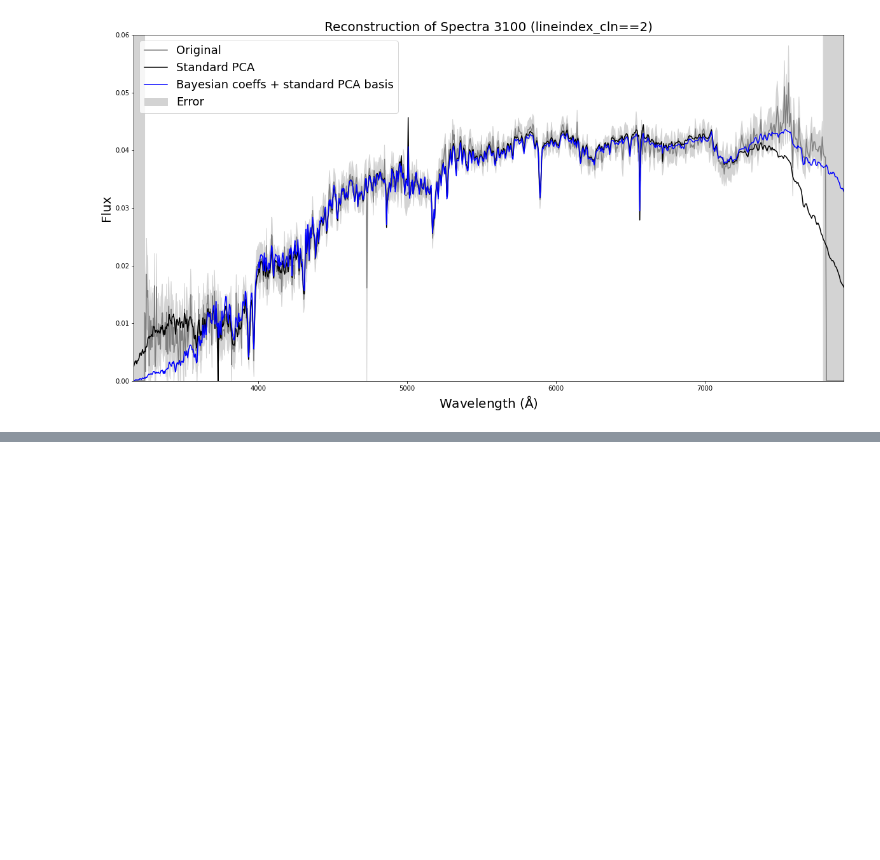
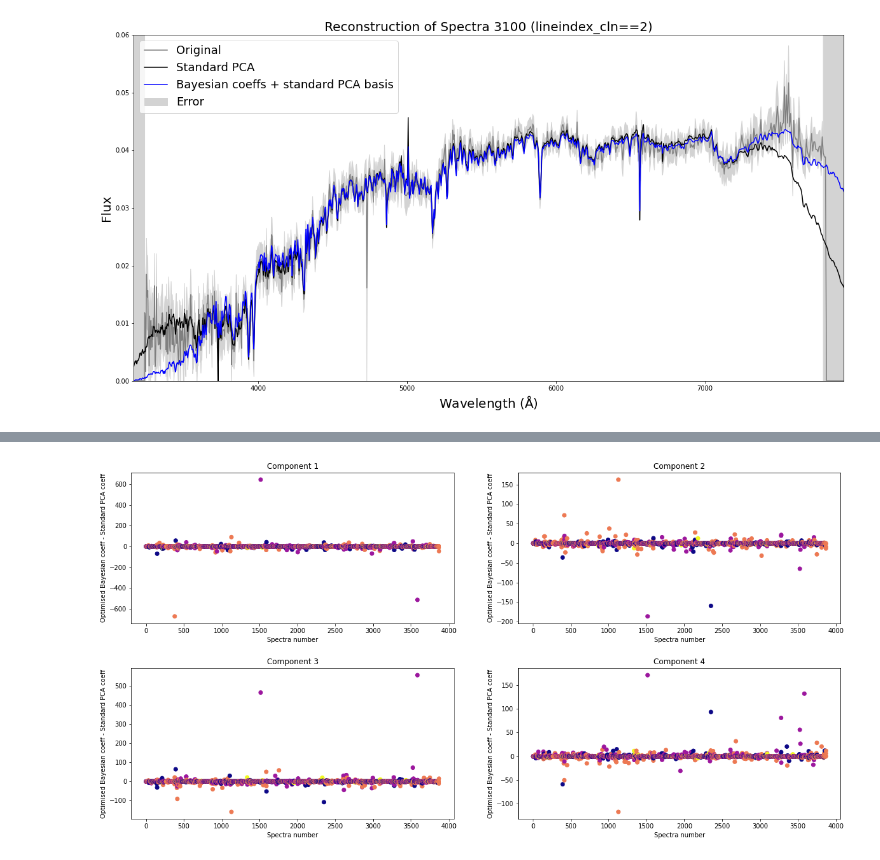
Before and after one commit to ks4617/ASTR-Leistedt-1, a Jupyter notebook: Spectra/jax_clean.ipynb, the cells around one changed output, grey strips where cells are left out. Cells and saved outputs as stored; diff of their text form; code cells hidden in the pictures; blank space fills up the shorter version.

```diff
--- a/Spectra/jax_clean.ipynb
+++ b/Spectra/jax_clean.ipynb
@@ -198,0 +221,3 @@ DeviceArray(-6.05095653e+12, dtype=float64)
+# %%
+data1 = (ident, X_mu_zeros, sig_inv_diag_arr, logdet_sig_arr)
+ln_allspec([1*W], data1)
@@ -313,0 +361,13 @@ np.save('W_new_optimised_10iter_1e-4lr.npy', np.asarray(W_new_optimised[0]))
+# %%
+coeff_diff = coeffs_optimised - X_red
+plt.figure(figsize=(20,10))
+for i in range(coeffs_optimised.shape[1]):
+  ax = plt.subplot(2,2,i+1)
+  ax.scatter(range(coeffs_optimised.shape[0]), coeff_diff[:,i], c=subclass)
+  ax.set_title(f'Component {i+1}')
+  ax.set_xlabel('Spectra number')
+  ax.set_ylabel('Optimised Bayesian coeff - Standard PCA coeff')
+plt.subplots_adjust(hspace=.3, wspace=.2)
+plt.show()
+# %% [output]
+[figure, added]
```
Also changed, not shown: parts of 35 cells of this notebook.
